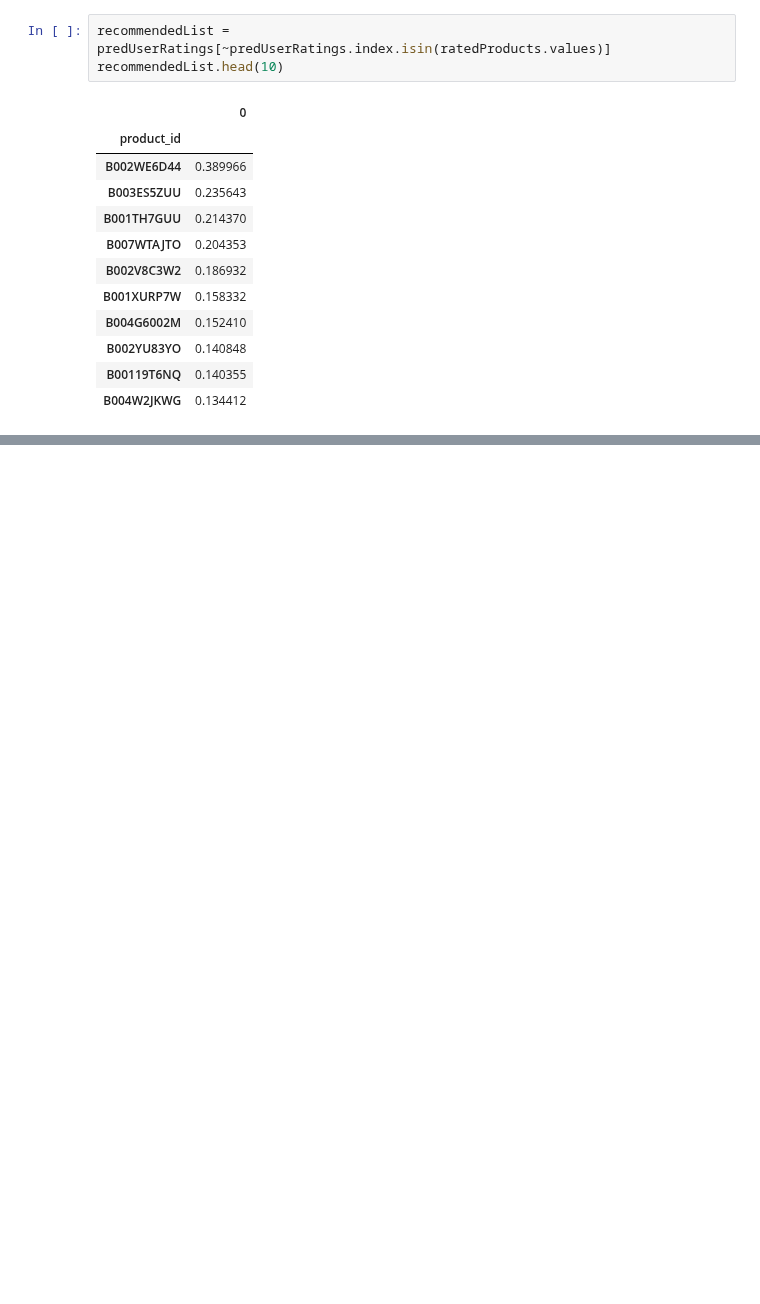
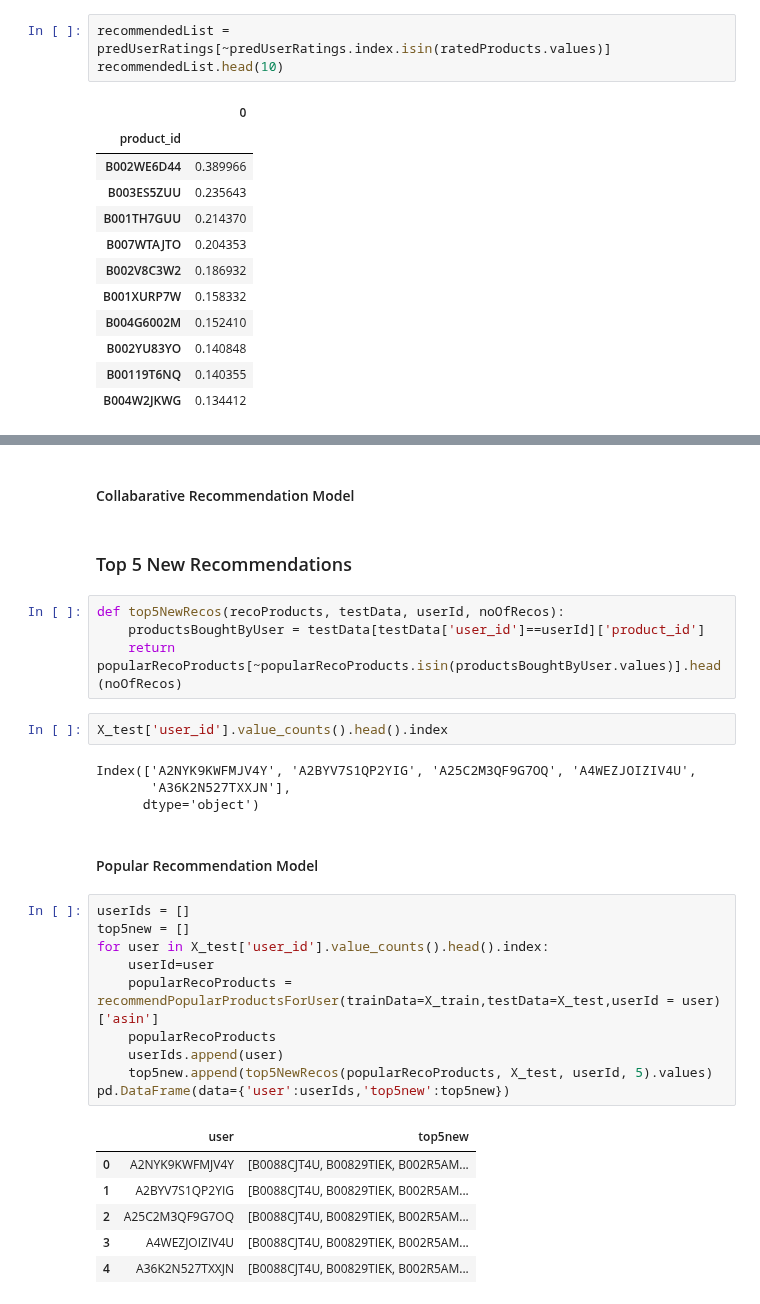
Before and after one commit to GreatLearningAIML1/chennai-aug-batch-senthilvelavan, a Jupyter notebook: RecommendationSystems/Assignment/Recommendation Systems_R5_Project.ipynb, the cells around one changed output, grey strips where cells are left out. Drawn from its saved outputs; the diff is of its cells as text; blank space fills up the shorter version.

```diff
--- a/RecommendationSystems/Assignment/Recommendation Systems_R5_Project.ipynb
+++ b/RecommendationSystems/Assignment/Recommendation Systems_R5_Project.ipynb
@@ -688,0 +787,33 @@ recommendedList.head(10)
+# %% [markdown]
+<h4>Collabarative Recommendation Model</h4>
+# %% [markdown]
+<h3>Top 5 New Recommendations</h3>
+# %%
+def top5NewRecos(recoProducts, testData, userId, noOfRecos):
+    productsBoughtByUser = testData[testData['user_id']==userId]['product_id']
+    return popularRecoProducts[~popularRecoProducts.isin(productsBoughtByUser.values)].head(noOfRecos)
+# %%
+X_test['user_id'].value_counts().head().index
+# %% [output]
+Index(['A2NYK9KWFMJV4Y', 'A2BYV7S1QP2YIG', 'A25C2M3QF9G7OQ', 'A4WEZJOIZIV4U',
+       'A36K2N527TXXJN'],
+      dtype='object')
+# %% [markdown]
+<h4>Popular Recommendation Model</h4>
+# %%
+userIds = []
+top5new = []
+for user in X_test['user_id'].value_counts().head().index:
+    userId=user
+    popularRecoProducts = recommendPopularProductsForUser(trainData=X_train,testData=X_test,userId = user)['asin']
+    popularRecoProducts
+    userIds.append(user)
+    top5new.append(top5NewRecos(popularRecoProducts, X_test, userId, 5).values)
+pd.DataFrame(data={'user':userIds,'top5new':top5new})
+# %% [output]
+|  | user | top5new |
+| 0 | A2NYK9KWFMJV4Y | [B0088CJT4U, B00829TIEK, B002R5AM... |
+| 1 | A2BYV7S1QP2YIG | [B0088CJT4U, B00829TIEK, B002R5AM... |
+| 2 | A25C2M3QF9G7OQ | [B0088CJT4U, B00829TIEK, B002R5AM... |
+| 3 | A4WEZJOIZIV4U | [B0088CJT4U, B00829TIEK, B002R5AM... |
+| 4 | A36K2N527TXXJN | [B0088CJT4U, B00829TIEK, B002R5AM... |
```
Also changed, not shown: parts of 30 cells of this notebook.
